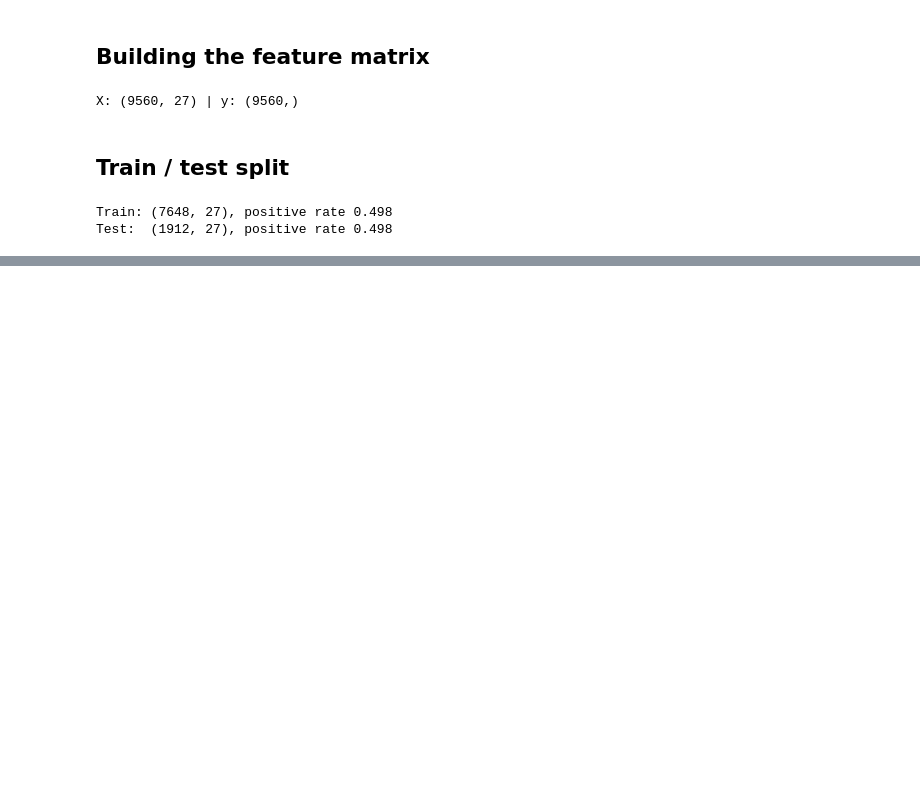
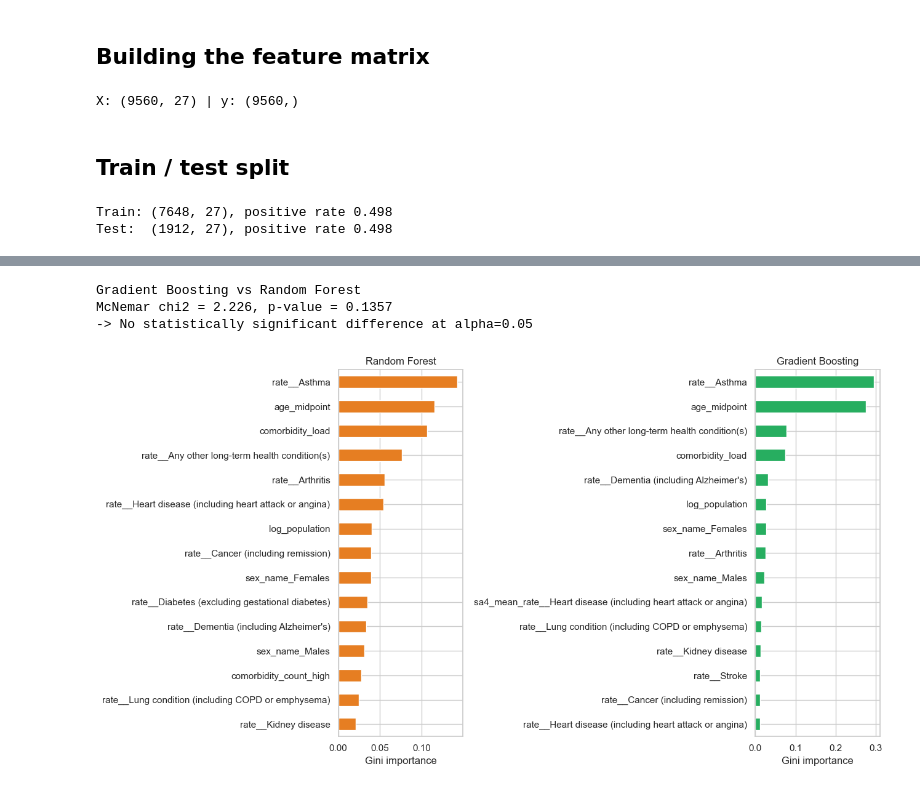
Before and after one commit to soomansapkota/PRT564-Data-Analytics-and-Visualisation-Assessment-4, a Jupyter notebook: PRT564_Assessment4.ipynb, the cells around one changed output, grey strips where cells are left out. Cells and saved outputs as stored; diff of their text form; code cells hidden in the pictures; blank space fills up the shorter version.

```diff
--- a/PRT564_Assessment4.ipynb
+++ b/PRT564_Assessment4.ipynb
@@ -382,0 +390,7 @@ Test:  (1912, 27), positive rate 0.498
+# %%
+preprocessor = ColumnTransformer([
+    ('num', StandardScaler(), numeric_features),
+    ('cat', OneHotEncoder(handle_unknown='ignore', sparse_output=False), categorical_features),
+])
+
+cv = StratifiedKFold(n_splits=5, shuffle=True, random_state=42)
@@ -382,0 +418,14 @@ Test:  (1912, 27), positive rate 0.498
+# %%
+gb_pipe = Pipeline([('prep', preprocessor),
+                    ('clf', GradientBoostingClassifier(random_state=42))])
+
+gb_grid = {'clf__n_estimators': [100, 200],
+           'clf__learning_rate': [0.05, 0.1],
+           'clf__max_depth': [3, 5]}
+
+gb_search = GridSearchCV(gb_pipe, gb_grid, scoring='roc_auc', cv=cv, n_jobs=-1)
+gb_search.fit(X_train, y_train)
+
+print('Best GB params:', gb_search.best_params_)
+print(f'Best GB CV ROC-AUC: {gb_search.best_score_:.4f}')
+best_gb = gb_search.best_estimator_
@@ -382,0 +553,48 @@ Test:  (1912, 27), positive rate 0.498
+# %%
+top2 = results['roc_auc'].sort_values(ascending=False).head(2).index.tolist()
+pa = models[top2[0]].predict(X_test)
+pb = models[top2[1]].predict(X_test)
+
+a_right = (pa == y_test.values)
+b_right = (pb == y_test.values)
+
+table = [[int((a_right & b_right).sum()), int((a_right & ~b_right).sum())],
+         [int((~a_right & b_right).sum()), int((~a_right & ~b_right).sum())]]
+
+result = mcnemar(table, exact=False, correction=True)
+print(f'{top2[0]} vs {top2[1]}')
+print(f'McNemar chi2 = {result.statistic:.3f}, p-value = {result.pvalue:.4f}')
+if result.pvalue < 0.05:
+    print('-> Statistically significant difference')
+else:
+    print('-> No statistically significant difference at alpha=0.05')
+# %% [output]
+Gradient Boosting vs Random Forest
+McNemar chi2 = 2.226, p-value = 0.1357
+-> No statistically significant difference at alpha=0.05
+# %%
+# get the post-preprocessing feature names from the fitted RF pipeline
+prep = best_rf.named_steps['prep']
+feat_names = (numeric_features +
+              list(prep.named_transformers_['cat'].get_feature_names_out(categorical_features)))
+
+fig, axes = plt.subplots(1, 2, figsize=(13, 7))
+
+rf_imp = pd.Series(best_rf.named_steps['clf'].feature_importances_,
+                   index=feat_names).sort_values(ascending=False)
+rf_imp.head(15).plot(kind='barh', ax=axes[0], color='#e67e22')
+axes[0].invert_yaxis()
+axes[0].set_title('Random Forest')
+axes[0].set_xlabel('Gini importance')
+
+gb_imp = pd.Series(best_gb.named_steps['clf'].feature_importances_,
+                   index=feat_names).sort_values(ascending=False)
+gb_imp.head(15).plot(kind='barh', ax=axes[1], color='#27ae60')
+axes[1].invert_yaxis()
+axes[1].set_title('Gradient Boosting')
+axes[1].set_xlabel('Gini importance')
+
+plt.tight_layout()
+plt.show()
+# %% [output]
+[figure, added]
```
Also changed, not shown: parts of 29 cells of this notebook, 1 other file.
